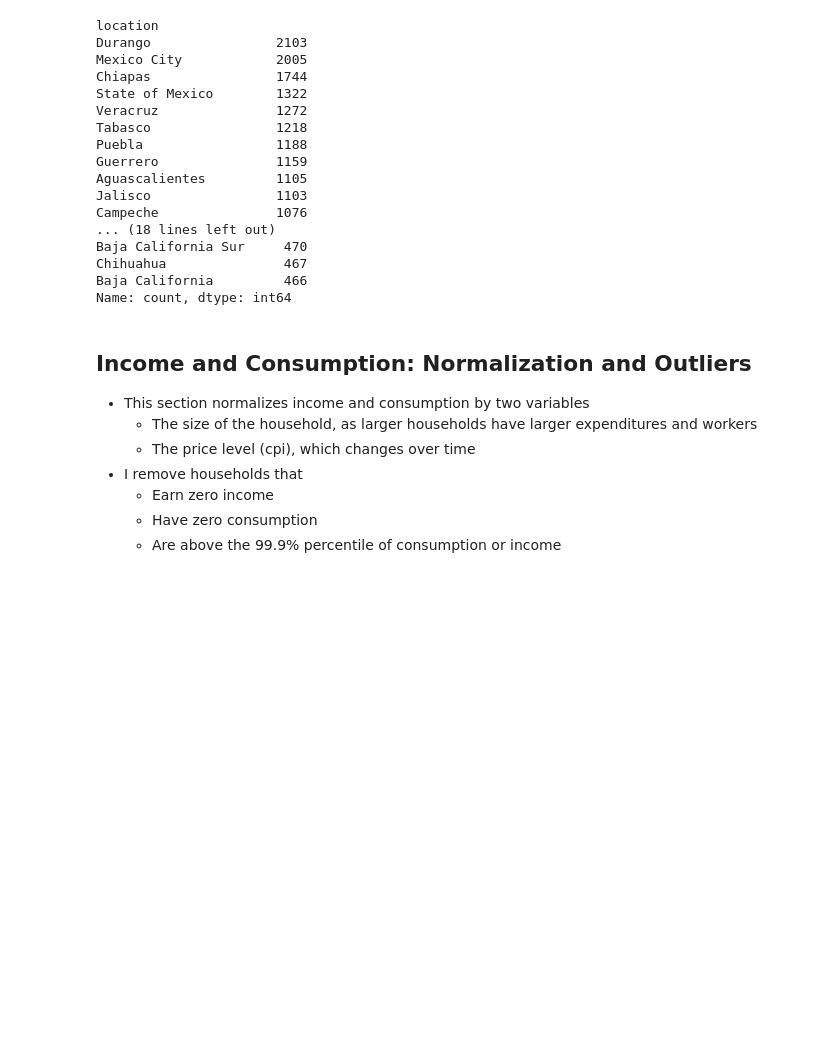
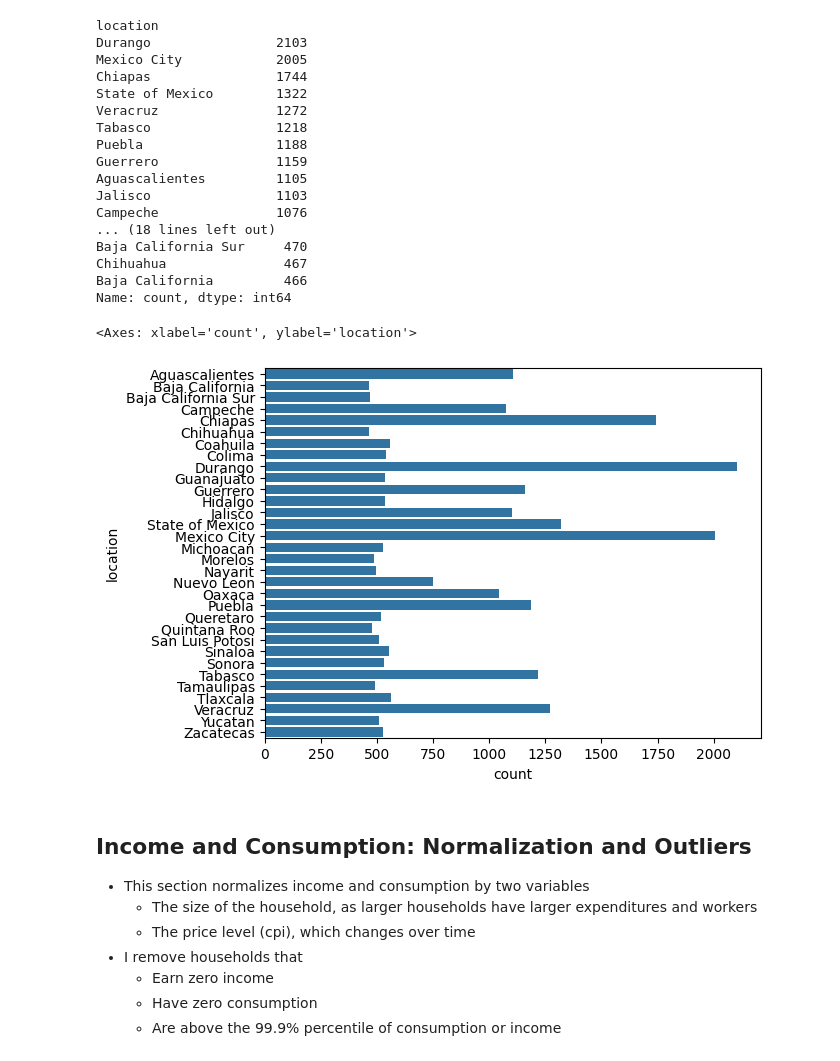
Before and after one commit to mjv2146/household-consumption, a Jupyter notebook: notebooks/01_main.ipynb, the cells around one changed output. Cells and saved outputs as stored; diff of their text form; code cells hidden in the pictures; blank space fills up the shorter version.

Commit message:
more exploratory graphs in main

```diff
--- a/notebooks/01_main.ipynb
+++ b/notebooks/01_main.ipynb
@@ -332,6 +331,11 @@ Baja California Sur     470
 Chihuahua               467
 Baja California         466
 Name: count, dtype: int64
+# %%
+sns.countplot(df, y='location')
+# %% [output]
+<Axes: xlabel='count', ylabel='location'>
+[figure, added]
 # %% [markdown]
 ## Income and Consumption: Normalization and Outliers
 - This section normalizes income and consumption by two variables
```
Also changed, not shown: parts of 15 cells of this notebook, 1 other file.
